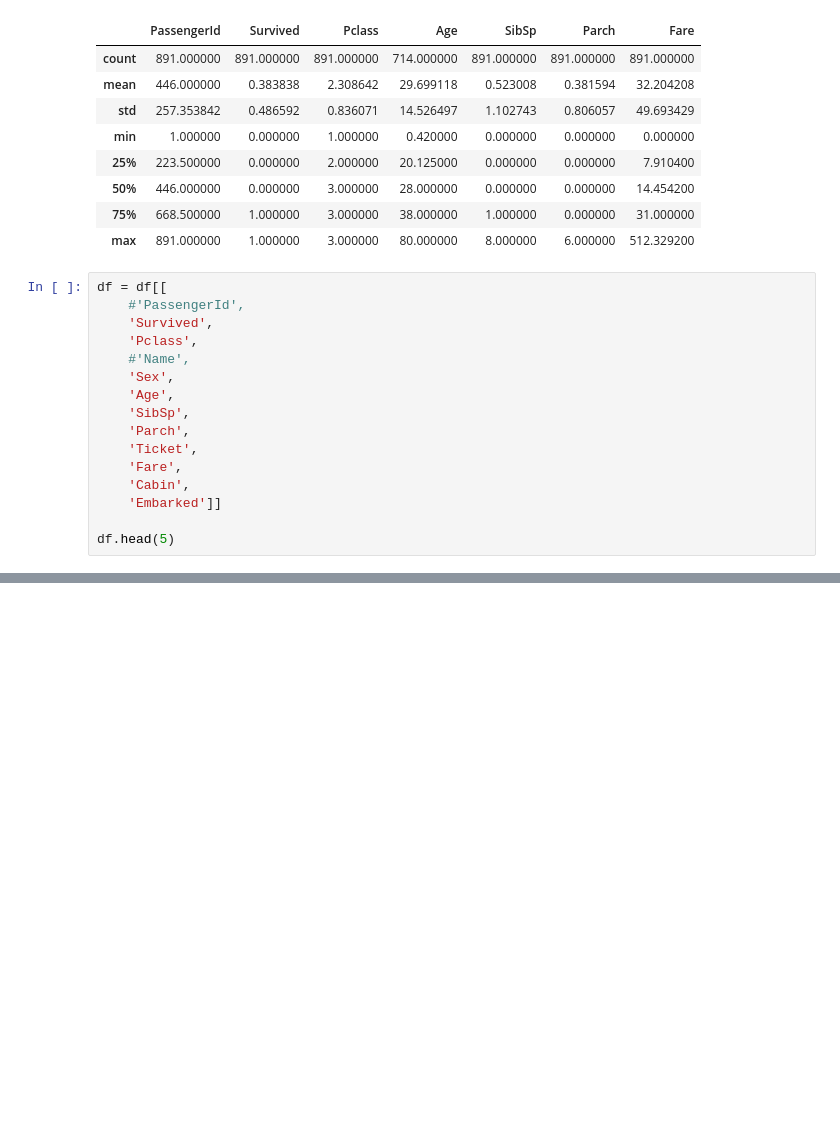
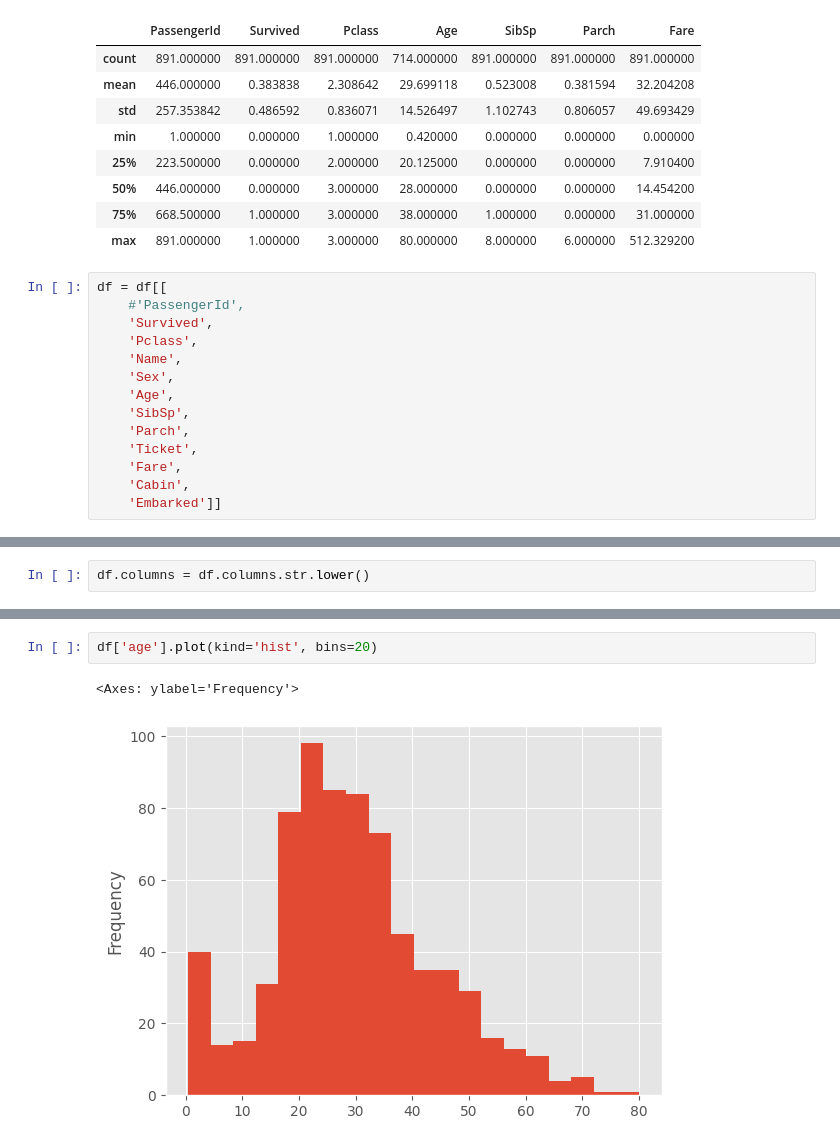
Before and after one commit to FGFAnderson/titanic_kaggle, a Jupyter notebook: notebooks/data_exploration.ipynb, the cells around one changed output, grey strips where cells are left out. Drawn from its saved outputs; the diff is of its cells as text; blank space fills up the shorter version.

```diff
--- a/notebooks/data_exploration.ipynb
+++ b/notebooks/data_exploration.ipynb
@@ -69,7 +69,7 @@ df = df[[
     #'PassengerId',
     'Survived',
     'Pclass',
-    #'Name',
+    'Name',
     'Sex',
     'Age',
     'SibSp',
@@ -78,5 +78,3 @@ df = df[[
     'Fare',
     'Cabin',
     'Embarked']]
-
-df.head(5)
@@ -89,0 +81,2 @@ df.head(5)
+# %%
+df.columns = df.columns.str.lower()
@@ -89,0 +106,5 @@ df.head(5)
+# %%
+df['age'].plot(kind='hist', bins=20)
+# %% [output]
+<Axes: ylabel='Frequency'>
+[figure, added]
```
Also changed, not shown: parts of 7 cells of this notebook.
